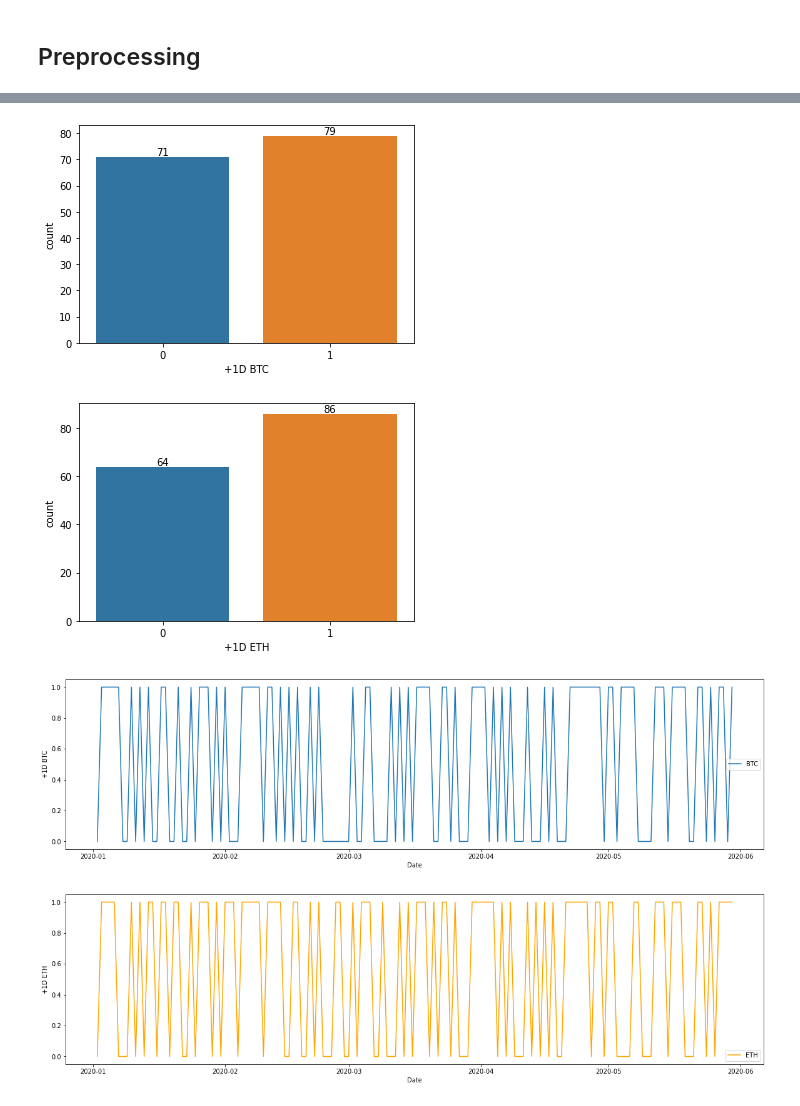
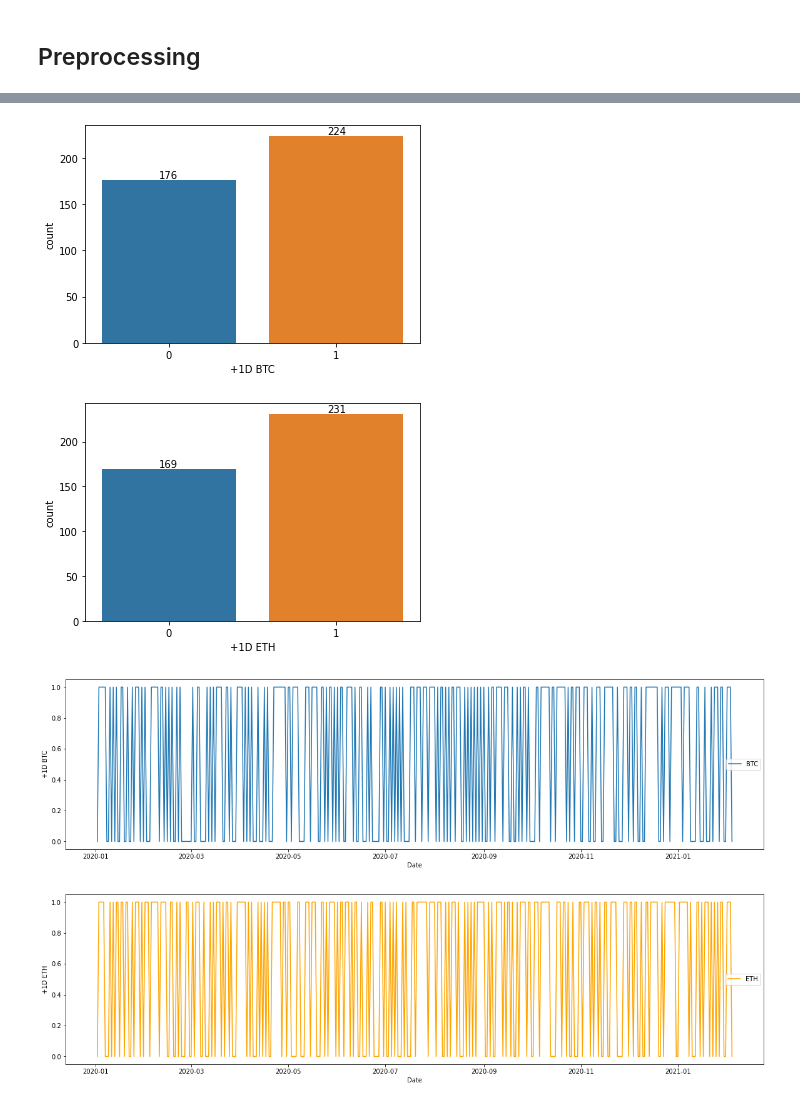
Before and after one commit to Alvanzah/Pemodelan, a Jupyter notebook: Crypto_Price.ipynb, the cells around one changed output, grey strips where cells are left out. Cells and saved outputs as stored; diff of their text form; code cells hidden in the pictures.

```diff
--- a/Crypto_Price.ipynb
+++ b/Crypto_Price.ipynb
@@ -242,24 +257,24 @@ df = df.drop('Date', axis=1)
 # %%
-ax1 = sns.countplot(x=df['2020-01-01 00:00:00':'2020-05-30 00:00:00']['+1D BTC'])
+ax1 = sns.countplot(x=df['2020-01-01 00:00:00':'2021-02-04 00:00:00']['+1D BTC'])
 ax1.bar_label(ax1.containers[0])
 plt.show()
 # %% [output]
-[figure, old version]
+[figure, new version]
 # %%
-ax2 = sns.countplot(x =df['2020-01-01 00:00:00':'2020-05-30 00:00:00']['+1D ETH'])
+ax2 = sns.countplot(x =df['2020-01-01 00:00:00':'2021-02-04 00:00:00']['+1D ETH'])
 ax2.bar_label(ax2.containers[0])
 plt.show()
 # %% [output]
-[figure, old version]
+[figure, new version]
 # %%
 fig = plt.figure(figsize=(20, 5))
-sns.lineplot(df['2020-01-01 00:00:00':'2020-05-30 00:00:00'].index, df['2020-01-01 00:00:00':'2020-05-30 00:00:00']['+1D BTC'], label='BTC')
+sns.lineplot(df['2020-01-01 00:00:00':'2021-02-04 00:00:00'].index, df['2020-01-01 00:00:00':'2021-02-04 00:00:00']['+1D BTC'], label='BTC')
 plt.show()
 fig = plt.figure(figsize=(20, 5))
-sns.lineplot(df['2020-01-01 00:00:00':'2020-05-30 00:00:00'].index, df['2020-01-01 00:00:00':'2020-05-30 00:00:00']['+1D ETH'], label='ETH',color='orange')
+sns.lineplot(df['2020-01-01 00:00:00':'2021-02-04 00:00:00'].index, df['2020-01-01 00:00:00':'2021-02-04 00:00:00']['+1D ETH'], label='ETH',color='orange')
 plt.show()
 # %% [output]
-[figure, old version]
+[figure, new version]
-[figure, old version]
+[figure, new version]
 # %%
 fig = plt.figure(figsize=(20, 5))
```
Also changed, not shown: parts of 5 cells of this notebook, 17 other files.
